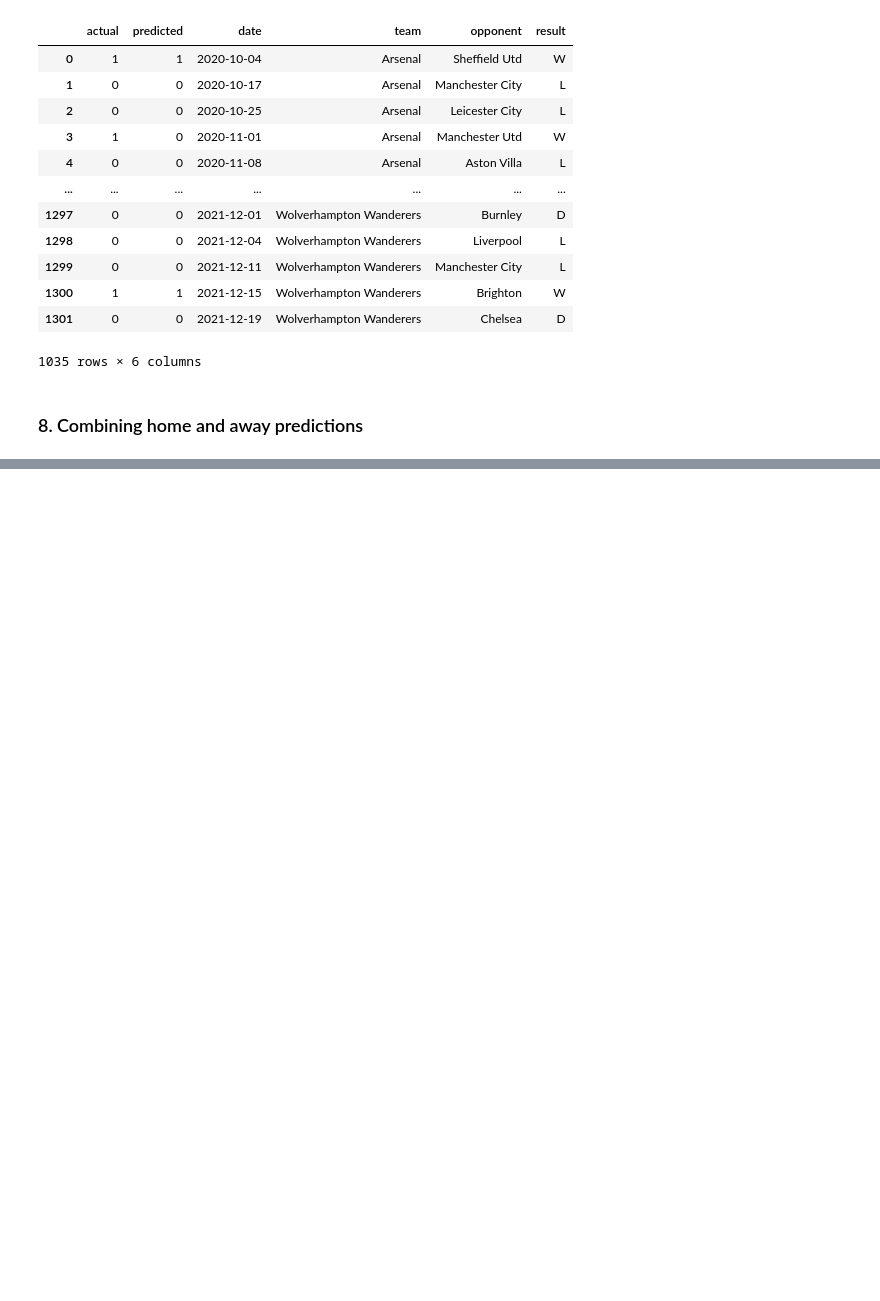
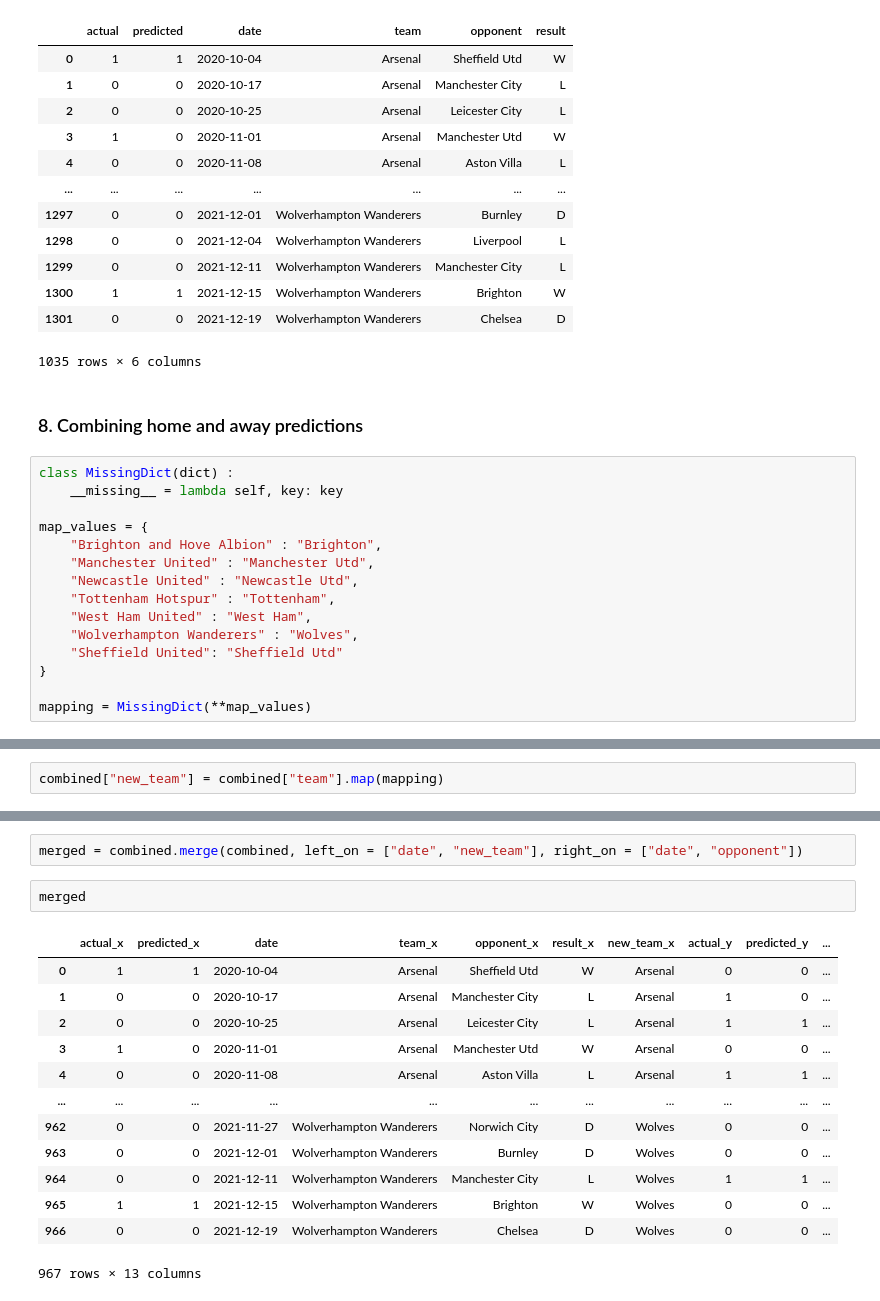
Before and after one commit to IDRISSI-Karim/Football_Predicition, a Jupyter notebook: model/training.ipynb, the cells around one changed output, grey strips where cells are left out. Saved outputs shown, nothing was run; the diff lists cells and outputs as text; blank space fills up the shorter version.

```diff
--- a/model/training.ipynb
+++ b/model/training.ipynb
@@ -355,3 +356,18 @@ combined
 1035 rows × 6 columns
 # %% [markdown]
 ### 8. Combining home and away predictions
+# %%
+class MissingDict(dict) :
+    __missing__ = lambda self, key: key
+
+map_values = {
+    "Brighton and Hove Albion" : "Brighton",
+    "Manchester United" : "Manchester Utd",
+    "Newcastle United" : "Newcastle Utd",
+    "Tottenham Hotspur" : "Tottenham",
+    "West Ham United" : "West Ham",
+    "Wolverhampton Wanderers" : "Wolves",
+    "Sheffield United": "Sheffield Utd"
+}
+
+mapping = MissingDict(**map_values)
@@ -357,0 +378,2 @@ combined
+# %%
+combined["new_team"] = combined["team"].map(mapping)
@@ -357,0 +396,18 @@ combined
+# %%
+merged = combined.merge(combined, left_on = ["date", "new_team"], right_on = ["date", "opponent"])
+# %%
+merged
+# %% [output]
+|  | actual_x | predicted_x | date | team_x | opponent_x | result_x | new_team_x | actual_y | predicted_y | ... |
+| 0 | 1 | 1 | 2020-10-04 | Arsenal | Sheffield Utd | W | Arsenal | 0 | 0 | ... |
+| 1 | 0 | 0 | 2020-10-17 | Arsenal | Manchester City | L | Arsenal | 1 | 0 | ... |
+| 2 | 0 | 0 | 2020-10-25 | Arsenal | Leicester City | L | Arsenal | 1 | 1 | ... |
+| 3 | 1 | 0 | 2020-11-01 | Arsenal | Manchester Utd | W | Arsenal | 0 | 0 | ... |
+| 4 | 0 | 0 | 2020-11-08 | Arsenal | Aston Villa | L | Arsenal | 1 | 1 | ... |
+| ... | ... | ... | ... | ... | ... | ... | ... | ... | ... | ... |
+| 962 | 0 | 0 | 2021-11-27 | Wolverhampton Wanderers | Norwich City | D | Wolves | 0 | 0 | ... |
+| 963 | 0 | 0 | 2021-12-01 | Wolverhampton Wanderers | Burnley | D | Wolves | 0 | 0 | ... |
+| 964 | 0 | 0 | 2021-12-11 | Wolverhampton Wanderers | Manchester City | L | Wolves | 1 | 1 | ... |
+| 965 | 1 | 1 | 2021-12-15 | Wolverhampton Wanderers | Brighton | W | Wolves | 0 | 0 | ... |
+| 966 | 0 | 0 | 2021-12-19 | Wolverhampton Wanderers | Chelsea | D | Wolves | 0 | 0 | ... |
+967 rows × 13 columns
```
Also changed, not shown: parts of 4 cells of this notebook.
